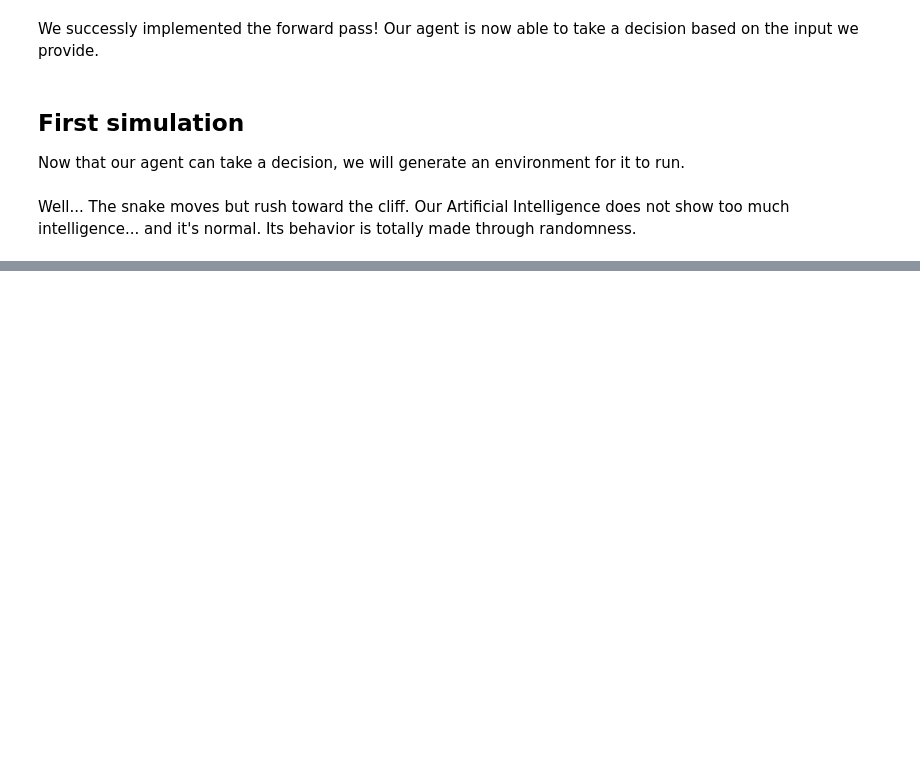
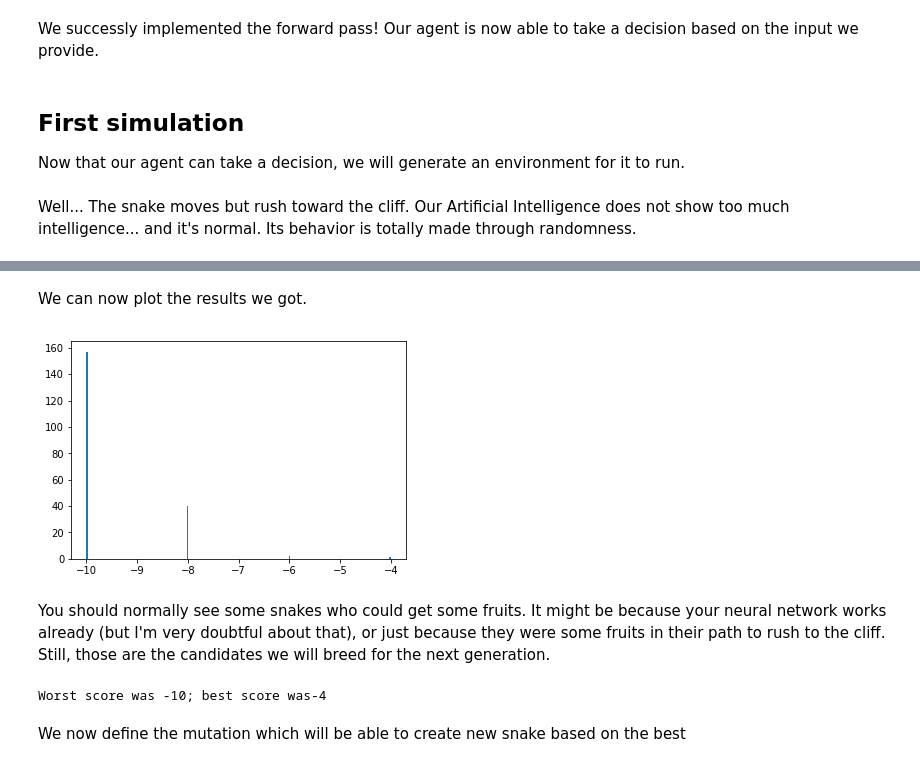
Before and after one commit to alexandrelefourner/neural_networks_tutorial, a Jupyter notebook: 2. Your first genetic algorithm solution.ipynb, the cells around one changed output, grey strips where cells are left out. Saved outputs shown, nothing was run; the diff lists cells and outputs as text; code cells hidden in the pictures; blank space fills up the shorter version.

Commit message:
Updating the notebook for the video about the pool of snakes

```diff
--- a/2. Your first genetic algorithm solution.ipynb
+++ b/2. Your first genetic algorithm solution.ipynb
@@ -471,0 +513,7 @@ Well... The snake moves but rush toward the cliff. Our Artificial Intelligence d
+# %%
+number_of_snakes = 200 #Your number of snakes (I'm sure you saw it comming. See, you understand by yourself ;)
+# %%
+farm = []
+for _ in range(number_of_snakes):
+    S = NeuralNetwork(obs_size)
+    farm.append(S)
@@ -471,0 +524,18 @@ Well... The snake moves but rush toward the cliff. Our Artificial Intelligence d
+# %%
+def run_simulation(snake, nb_of_simulations=10):
+
+    total_reward = 0 #Used to track the performance of the Snake.
+
+    for _ in range(nb_of_simulations):
+
+        observation = env.reset()
+        done = False
+
+        while(not done):
+            observation, reward, done, info = env.step(snake.forward(observation).argmax()) #We exectue an action.
+            #env.render() #We DO NOT CALL RENDER HERE, we now need speed!
+            total_reward += reward
+
+    snake.set_reward(total_reward)
+
+    return total_reward
@@ -471,0 +544,4 @@ Well... The snake moves but rush toward the cliff. Our Artificial Intelligence d
+# %%
+rewards = []
+for S in tqdm(farm):
+    rewards.append(run_simulation(S))
@@ -471,0 +550,9 @@ Well... The snake moves but rush toward the cliff. Our Artificial Intelligence d
+# %% [markdown]
+We can now plot the results we got.
+# %%
+plt.hist(rewards, bins=200);
+# %% [output]
+[figure, added]
+# %% [markdown]
+You should normally see some snakes who could get some fruits. It might be because your neural network works already (but I'm very doubtful about that), or just because they were some fruits in their path to rush to the cliff.<br>
+Still, those are the candidates we will breed for the next generation.
@@ -471,0 +564,6 @@ Well... The snake moves but rush toward the cliff. Our Artificial Intelligence d
+# %%
+print("Worst score was "+str(farm[-1]._reward)+"; best score was"+str(farm[0]._reward))
+# %% [output]
+Worst score was -10; best score was-4
+# %% [markdown]
+We now define the mutation which will be able to create new snake based on the best
```
Also changed, not shown: parts of 15 cells of this notebook.
